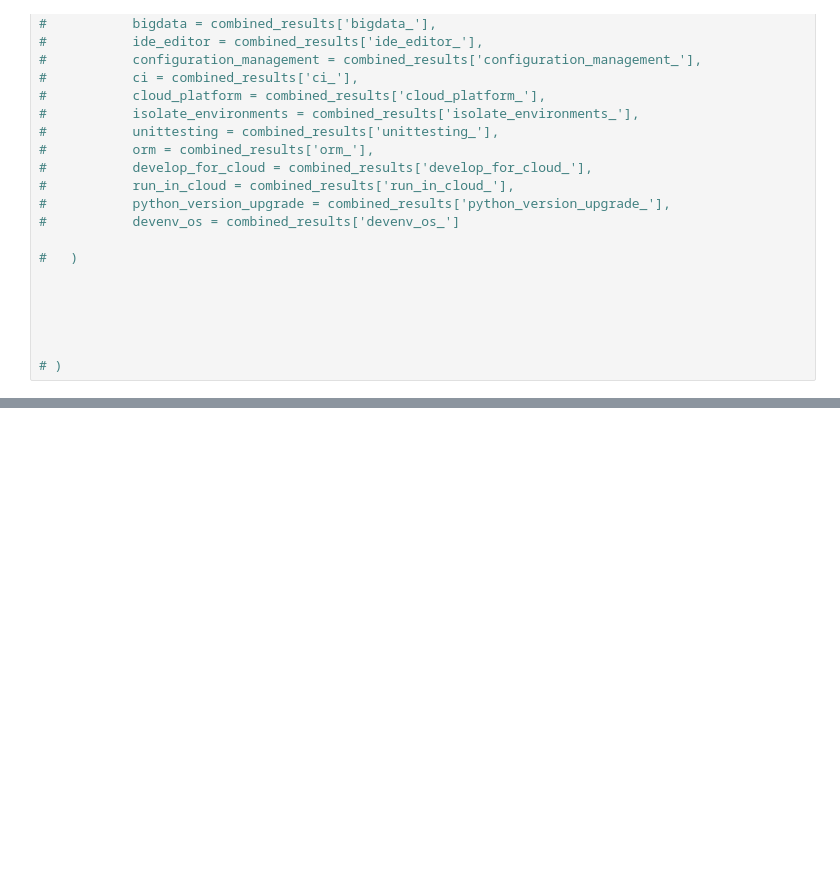
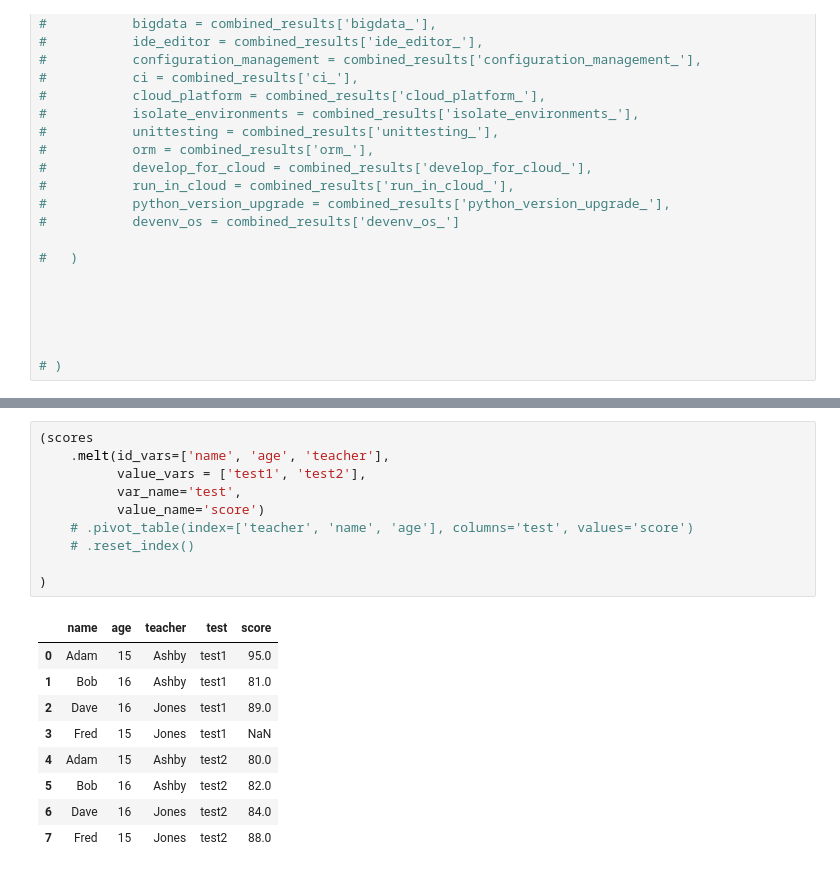
Before and after one commit to zhefeng687/effective_pandas, a Jupyter notebook: code/pandas_practice.ipynb, the cells around one changed output, grey strips where cells are left out. Cells and saved outputs as stored; diff of their text form; blank space fills up the shorter version.

```diff
--- a/code/pandas_practice.ipynb
+++ b/code/pandas_practice.ipynb
@@ -583,0 +728,20 @@ Name: count, dtype: int64
+# %%
+(scores
+	.melt(id_vars=['name', 'age', 'teacher'],
+          value_vars = ['test1', 'test2'],
+          var_name='test',
+          value_name='score')
+	# .pivot_table(index=['teacher', 'name', 'age'], columns='test', values='score')
+    # .reset_index()
+
+)
+# %% [output]
+|  | name | age | teacher | test | score |
+| 0 | Adam | 15 | Ashby | test1 | 95.0 |
+| 1 | Bob | 16 | Ashby | test1 | 81.0 |
+| 2 | Dave | 16 | Jones | test1 | 89.0 |
+| 3 | Fred | 15 | Jones | test1 | NaN |
+| 4 | Adam | 15 | Ashby | test2 | 80.0 |
+| 5 | Bob | 16 | Ashby | test2 | 82.0 |
+| 6 | Dave | 16 | Jones | test2 | 84.0 |
+| 7 | Fred | 15 | Jones | test2 | 88.0 |
```
Also changed, not shown: parts of 16 cells of this notebook.
